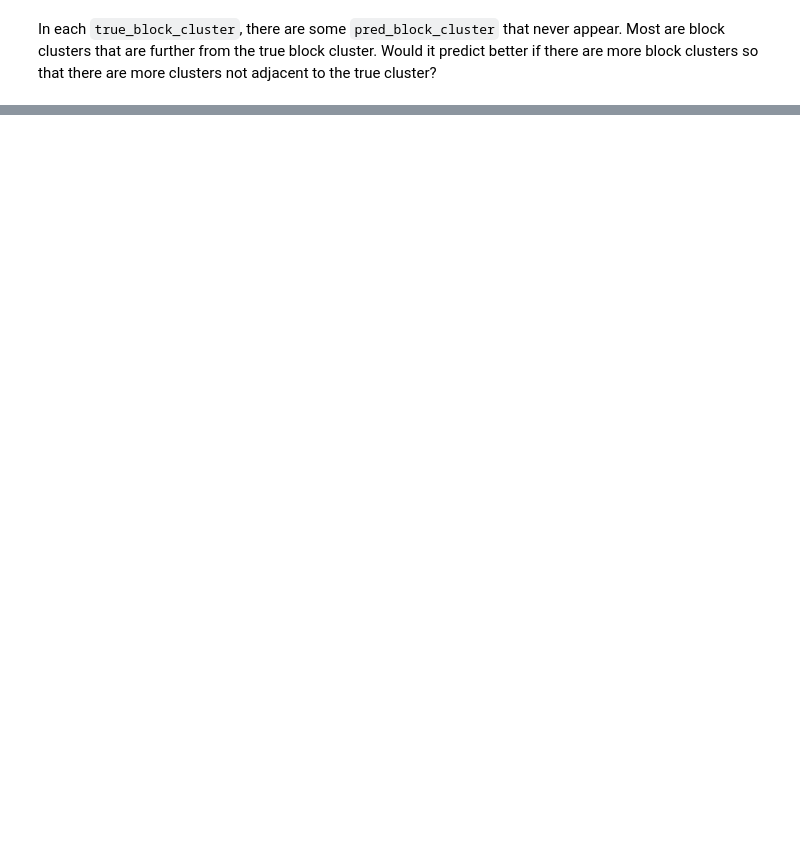
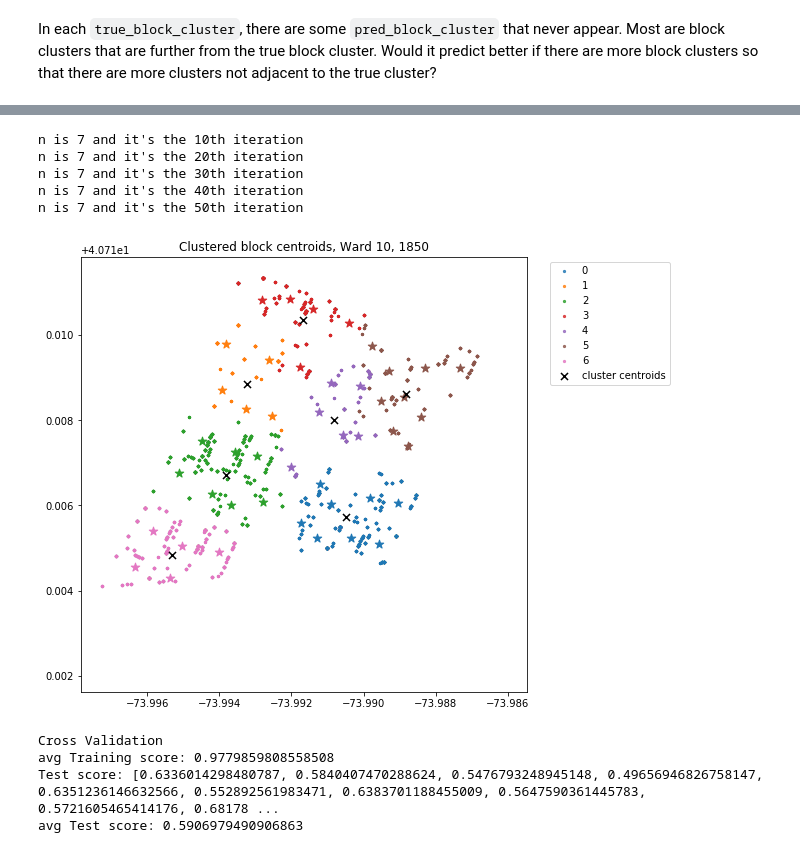
Before and after one commit to CenterForSpatialResearch/hnyc-spatial-linkage, a Jupyter notebook: interpolation_notebooks/working_notebook/cluster prediction analysis.ipynb, the cells around one changed output, grey strips where cells are left out. Drawn from its saved outputs; the diff is of its cells as text; code cells hidden in the pictures; blank space fills up the shorter version.

```diff
--- a/interpolation_notebooks/working_notebook/cluster prediction analysis.ipynb
+++ b/interpolation_notebooks/working_notebook/cluster prediction analysis.ipynb
@@ -208,0 +247,40 @@ There should be around 6-7 blocks in a cluster (as opposed to 7-9 when kmeans=5)
+# %%
+all_cols = ["CENSUS_SERIALB", "CENSUS_AGE", "CENSUS_PAGENUM", "CENSUS_SEXB", "CENSUS_RACEB",
+            "sequence_id", "CENSUS_DWELLING_SIZE","CENSUS_SEQ_NUM", "CENSUS_LABFORCE", "CENSUS_LINE",
+            "CENSUS_MARST", "CENSUS_NAMEFRST", "CENSUS_NAMELAST", "CENSUS_OCCSTR", "CENSUS_IMPREL",
+            "sequence_order_enum", 'CENSUS_DWELLING_SEQ', "dwelling_seq_id", "fixed_seq", "enum_dist_id",
+            "enum_dist_order"]
+
+transformer = ColumnTransformer(transformers=[('target', TargetEncoder(), all_cols),
+                                              ('onehot', OneHotEncoder(handle_unknown='ignore'), ['similarity_label'])])
+# define pipeline
+pipeline = Pipeline(steps=[('preprocess', transformer),
+                           ('classifier',XGBClassifier(colsample_bytree = 0.6, max_depth = 2,
+                                                       n_estimators = 50))])
+# %%
+interpolate_sequences_7 = CentroidInterpolator(census_enum_seq, 10, pipeline, all_cols + ['similarity_label'],
+                                             KMeans(7), block_centroids)
+score_7, model_7 = interpolate_sequences_7.kmeans_best(7)
+interpolate_sequences_7.set_clustering_algo(model_7)
+interpolate_sequences_7.apply_clustering(algo_fit = True)
+interpolate_sequences_7.clustervis(kmeans = True)
+# %% [output]
+n is 7 and it's the 10th iteration
+n is 7 and it's the 20th iteration
+n is 7 and it's the 30th iteration
+n is 7 and it's the 40th iteration
+n is 7 and it's the 50th iteration
+[figure, added]
+# %%
+## retrain model using kmodes result
+
+interpolate_sequences_7.cross_validate_model(k=10)
+print('Cross Validation')
+print("avg Training score:", np.array(interpolate_sequences_7.train_score).mean())
+print('Test score:', interpolate_sequences_7.test_score)
+print("avg Test score:", np.array(interpolate_sequences_7.test_score).mean())
+# %% [output]
+Cross Validation
+avg Training score: 0.9779859808558508
+Test score: [0.6336014298480787, 0.5840407470288624, 0.5476793248945148, 0.49656946826758147, 0.6351236146632566, 0.552892561983471, 0.6383701188455009, 0.5647590361445783, 0.5721605465414176, 0.68178 ...
+avg Test score: 0.5906979490906863
```
Also changed, not shown: parts of 58 cells of this notebook.
